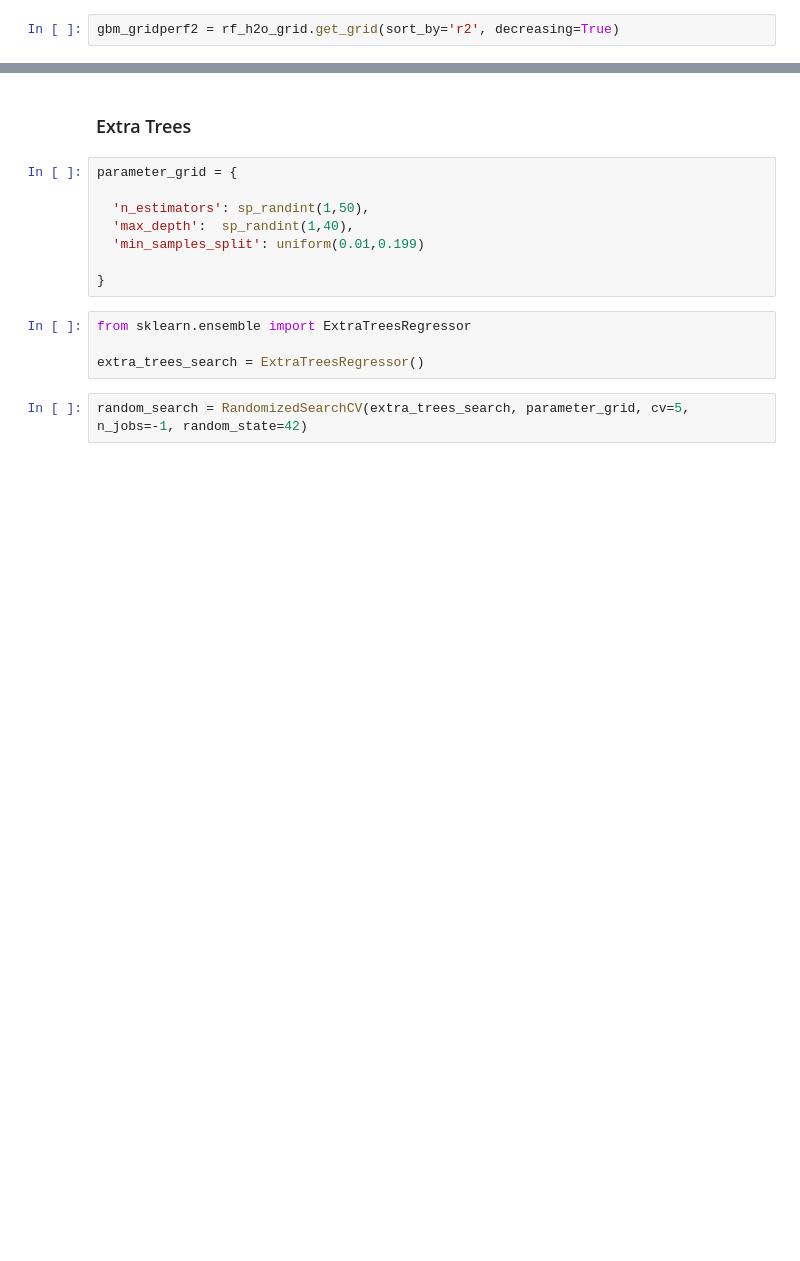
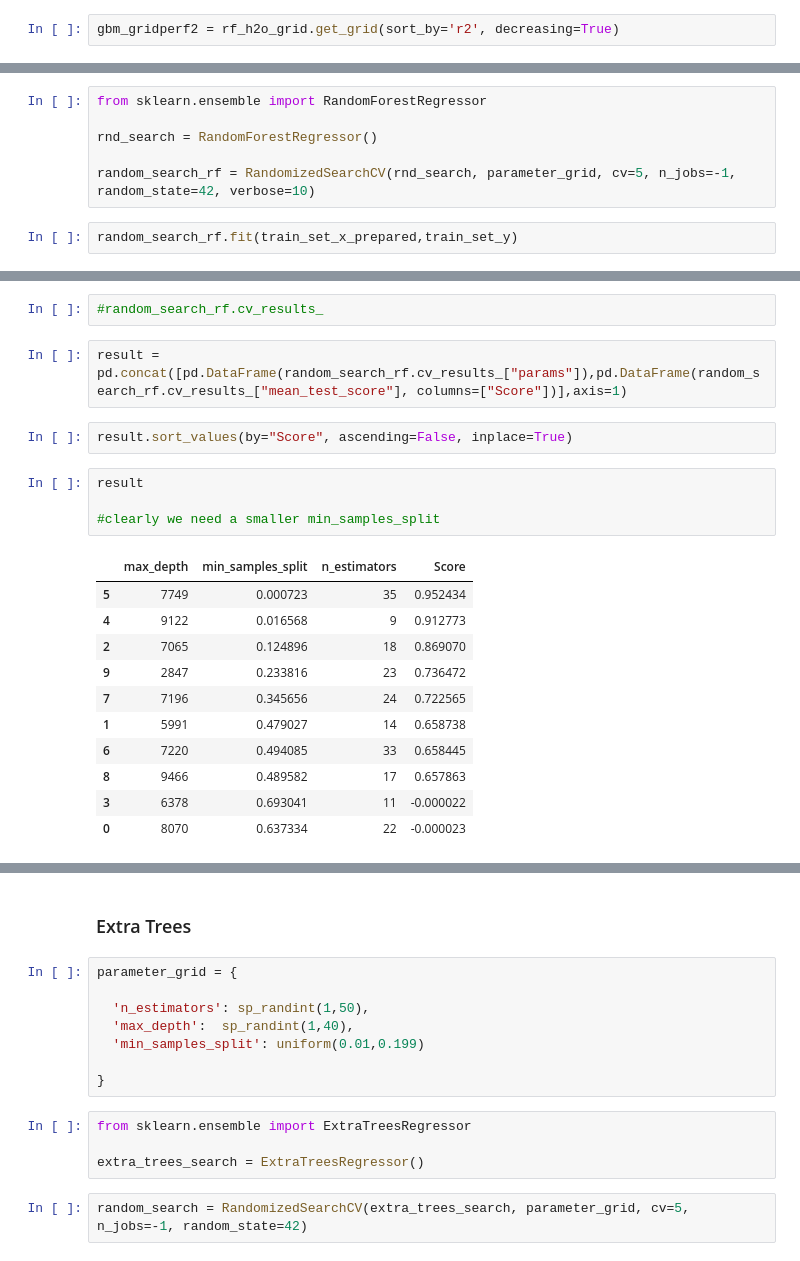
Before and after one commit to kenzaxtazi/agri-risk, a Jupyter notebook: Model_exploration_Raghul.ipynb, the cells around one changed output, grey strips where cells are left out. Cells and saved outputs as stored; diff of their text form; blank space fills up the shorter version.

Commit message:
sklearn_grid_search_for_rf

```diff
--- a/Model_exploration_Raghul.ipynb
+++ b/Model_exploration_Raghul.ipynb
@@ -664,0 +716,8 @@ H2O session _sid_a993 closed.
+# %%
+from sklearn.ensemble import RandomForestRegressor
+
+rnd_search = RandomForestRegressor()
+
+random_search_rf = RandomizedSearchCV(rnd_search, parameter_grid, cv=5, n_jobs=-1, random_state=42, verbose=10)
+# %%
+random_search_rf.fit(train_set_x_prepared,train_set_y)
@@ -664,0 +756,22 @@ H2O session _sid_a993 closed.
+# %%
+#random_search_rf.cv_results_
+# %%
+result = pd.concat([pd.DataFrame(random_search_rf.cv_results_["params"]),pd.DataFrame(random_search_rf.cv_results_["mean_test_score"], columns=["Score"])],axis=1)
+# %%
+result.sort_values(by="Score", ascending=False, inplace=True)
+# %%
+result
+
+#clearly we need a smaller min_samples_split
+# %% [output]
+|  | max_depth | min_samples_split | n_estimators | Score |
+| 5 | 7749 | 0.000723 | 35 | 0.952434 |
+| 4 | 9122 | 0.016568 | 9 | 0.912773 |
+| 2 | 7065 | 0.124896 | 18 | 0.869070 |
+| 9 | 2847 | 0.233816 | 23 | 0.736472 |
+| 7 | 7196 | 0.345656 | 24 | 0.722565 |
+| 1 | 5991 | 0.479027 | 14 | 0.658738 |
+| 6 | 7220 | 0.494085 | 33 | 0.658445 |
+| 8 | 9466 | 0.489582 | 17 | 0.657863 |
+| 3 | 6378 | 0.693041 | 11 | -0.000022 |
+| 0 | 8070 | 0.637334 | 22 | -0.000023 |
```
Also changed, not shown: parts of 15 cells of this notebook.
